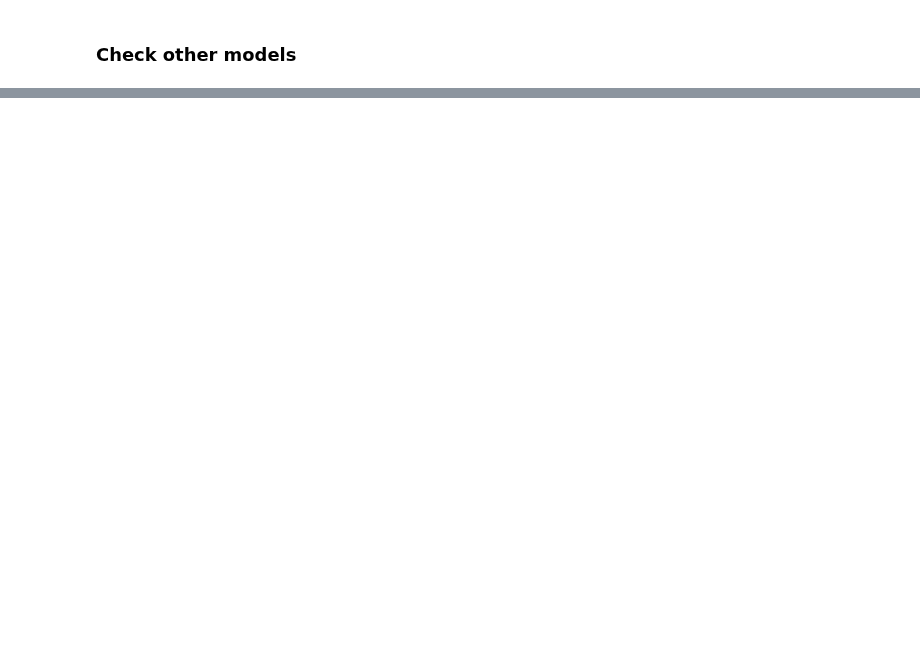
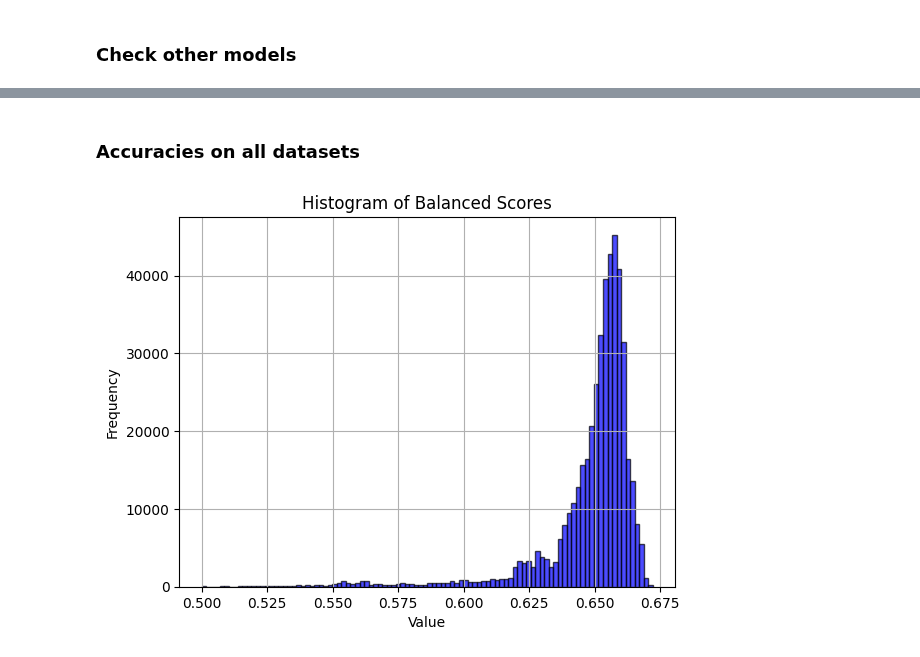
Before and after one commit to joserapa98/tns4loris, a Jupyter notebook: privacy/attacks.ipynb, the cells around one changed output, grey strips where cells are left out. Saved outputs shown, nothing was run; the diff lists cells and outputs as text; code cells hidden in the pictures; blank space fills up the shorter version.

```diff
--- a/privacy/attacks.ipynb
+++ b/privacy/attacks.ipynb
@@ -391,0 +399,18 @@ Pradat_panCancer: 0.1840
+# %%
+cwd = os.getcwd()
+
+datasets = ['Chowell_train', 'Chowell_test', 'MSK1', 'MSK2', 'Shim_NSCLC',
+            'Kato_panCancer', 'Vanguri_NSCLC', 'Ravi_NSCLC', 'Pradat_panCancer']
+datasets_ids = list(range(1, len(datasets) + 1))
+# %%
+model_name = 'llr6'  # 'llr6' or 'nn2'
+og_model = True      # True = llr6, False = tt
+scaler_type = 'standard' # 'standard' or 'minimax'
+model_type = 'average' # 'vanilla' or 'average'
+
+aux_dir = 'datasets' if og_model else 'tt_datasets'
+dataset_dir = os.path.join(cwd, aux_dir, model_name, scaler_type, model_type,
+                           'params_multilabel.pt')
+
+all_labels, all_params, all_bal_accs, all_auc_scores = \
+    torch.load(dataset_dir, weights_only=True)
@@ -391,0 +483,15 @@ Pradat_panCancer: 0.1840
+# %% [markdown]
+### Accuracies on all datasets
+# %%
+# Plot histogram scores
+plt.hist(all_bal_accs[:, -1].numpy(), bins=100, alpha=0.7,
+         color='blue', edgecolor='black')
+plt.xlabel("Value")
+plt.ylabel("Frequency")
+plt.title("Histogram of Balanced Scores")
+plt.grid(True)
+
+# Show plot
+plt.show()
+# %% [output]
+[figure, added]
```
Also changed, not shown: parts of 71 cells of this notebook.
